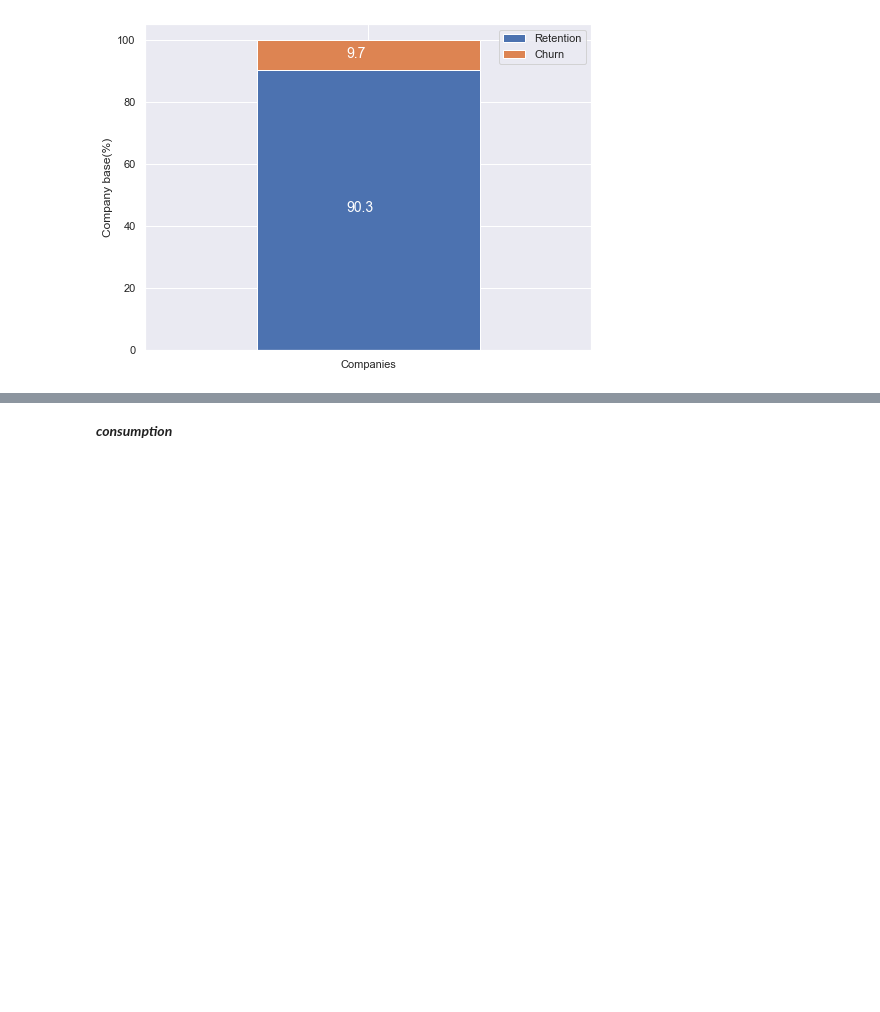
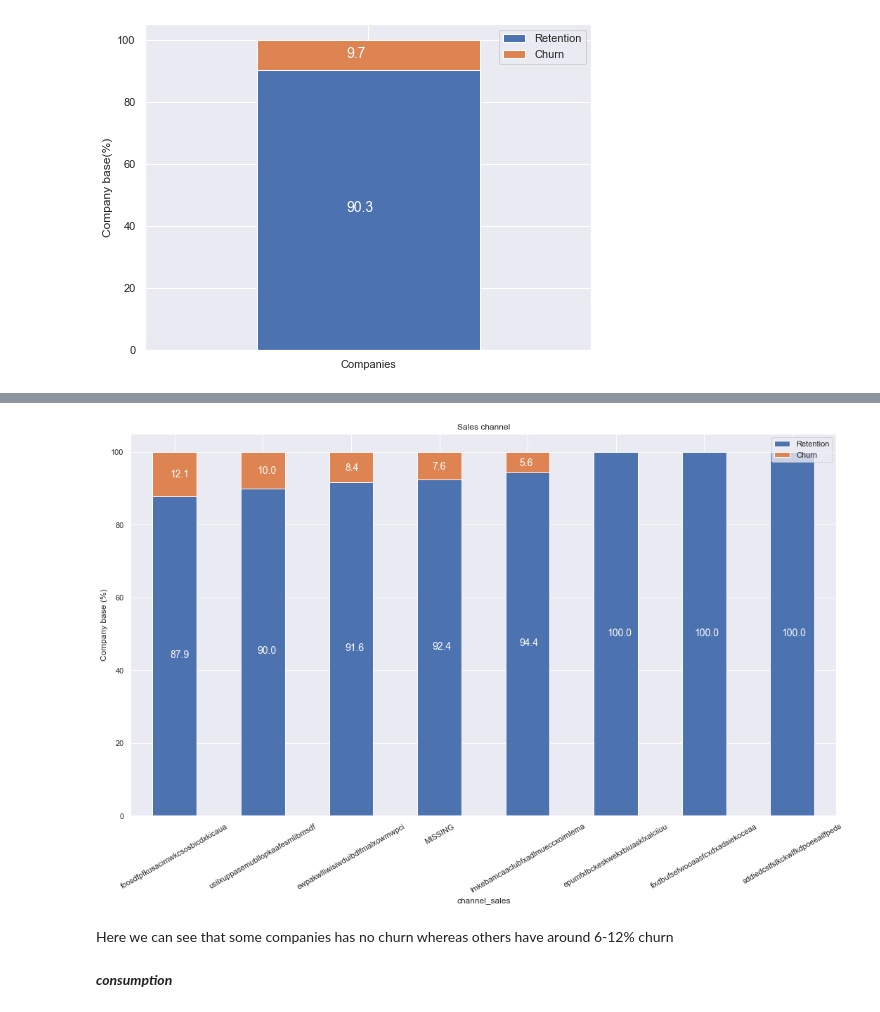
Before and after one commit to yash013/sme_customer_churn_problem, a Jupyter notebook: eda.ipynb, the cells around one changed output, grey strips where cells are left out. Cells and saved outputs as stored; diff of their text form; code cells hidden in the pictures; blank space fills up the shorter version.

```diff
--- a/eda.ipynb
+++ b/eda.ipynb
@@ -109,6 +109,26 @@ price_df.describe()
 ## Data visualization
 # %% [markdown]
 ***customer churn %***
+# %%
+def plot_stacked_bars(dataframe, title_, size_=(18, 10), rot_=0, legend_="upper right"):
+    """
+    Plot stacked bars with annotations
+    """
+    ax = dataframe.plot(
+        kind="bar",
+        stacked=True,
+        figsize=size_,
+        rot=rot_,
+        title=title_
+    )
+
+    # Annotate bars
+    annotate_stacked_bars(ax, textsize=14)
+    # Rename legend
+    plt.legend(["Retention", "Churn"], loc=legend_)
+    # Labels
+    plt.ylabel("Company base (%)")
+    plt.show()
 # %%
 def annotate_stacked_bars(ax, pad=0.99, colour="white", textsize=13):
 
@@ -146,3 +166,6 @@ plt.ylabel('Company base(%)')
 # %% [output]
 Text(0, 0.5, 'Company base(%)')
 [figure]
+# %%
+channel = client_df[['id', 'channel_sales', 'churn']]
+channel = channel.groupby([channel['channel_sales'], channel['churn']])['id'].count().unstack(level=1).fillna(0)
@@ -148,0 +185,3 @@ Text(0, 0.5, 'Company base(%)')
+# %%
+channel_churn = (channel.div(channel.sum(axis=1), axis=0) * 100).sort_values(by=[1], ascending=False)
+channel_churn
@@ -149,3 +199,9 @@ Text(0, 0.5, 'Company base(%)')
+# %%
+plot_stacked_bars(channel_churn, 'Sales channel', rot_=30)
+# %% [output]
+[figure, added]
+# %% [markdown]
+Here we can see that some companies has no churn whereas others have around 6-12% churn
 # %% [markdown]
 ***consumption***
 # %%
```
Also changed, not shown: parts of 5 cells of this notebook.
